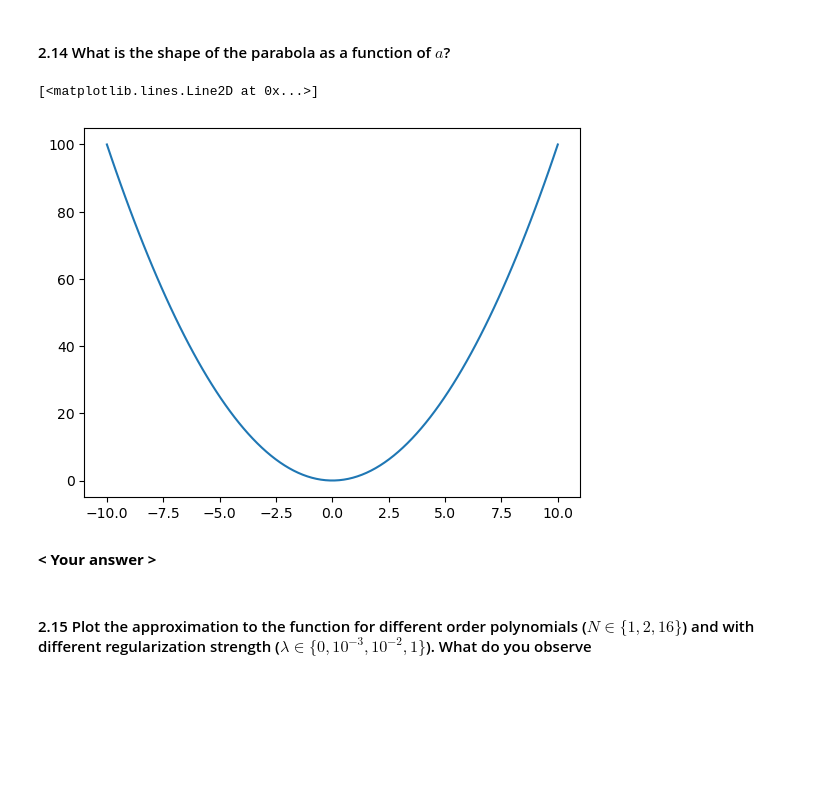
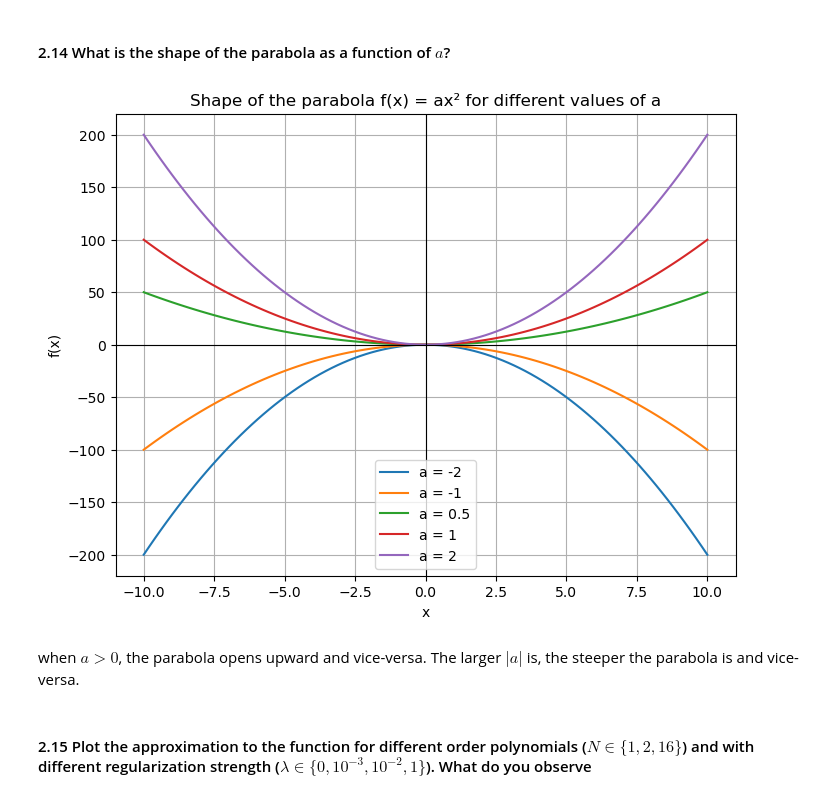
Before and after one commit to LucasEiche/ModLab_groupK, a Jupyter notebook: Assigmnent ML/theory_assignment.ipynb, the cells around one changed output. Drawn from its saved outputs; the diff is of its cells as text; code cells hidden in the pictures; blank space fills up the shorter version.

```diff
--- a/Assigmnent ML/theory_assignment.ipynb
+++ b/Assigmnent ML/theory_assignment.ipynb
@@ -252,9 +248,30 @@ x_axis_parabola = np.linspace(-10, 10, 100)
-# %%
-plt.plot(x_axis_parabola, parabola(x_axis_parabola))
-# %% [output]
-[<matplotlib.lines.Line2D at 0x...>]
-[figure, removed]
-# %% [markdown]
-__< Your answer >__
+# %%
+def parabola(x, a = 1):
+    return a * x ** 2
+
+# Define x range
+x = np.linspace(-10, 10, 100)
+
+# Define different a values
+a_values = [-2, -1, 0.5, 1, 2]
+
+# Plot for different a
+plt.figure(figsize=(8, 6))
+for a in a_values:
+    y = parabola(x, a)
+    plt.plot(x, y, label=f"a = {a}")
+
+plt.axhline(0, color='black', linewidth=0.8)
+plt.axvline(0, color='black', linewidth=0.8)
+plt.title("Shape of the parabola f(x) = ax² for different values of a")
+plt.xlabel("x")
+plt.ylabel("f(x)")
+plt.legend()
+plt.grid(True)
+plt.show()
+# %% [output]
+[figure, added]
+# %% [markdown]
+when $a>0$, the parabola opens upward and vice-versa. The larger $|a|$ is, the steeper the parabola is and vice-versa.
 # %% [markdown]
 #### 2.15 Plot the approximation to the function for different order polynomials ($N \in \{1, 2, 16\}$) and with different regularization strength ($\lambda \in \{0, 10^{-3}, 10^{-2}, 1\}$). What do you observe
```
Also changed, not shown: parts of 25 cells of this notebook.
